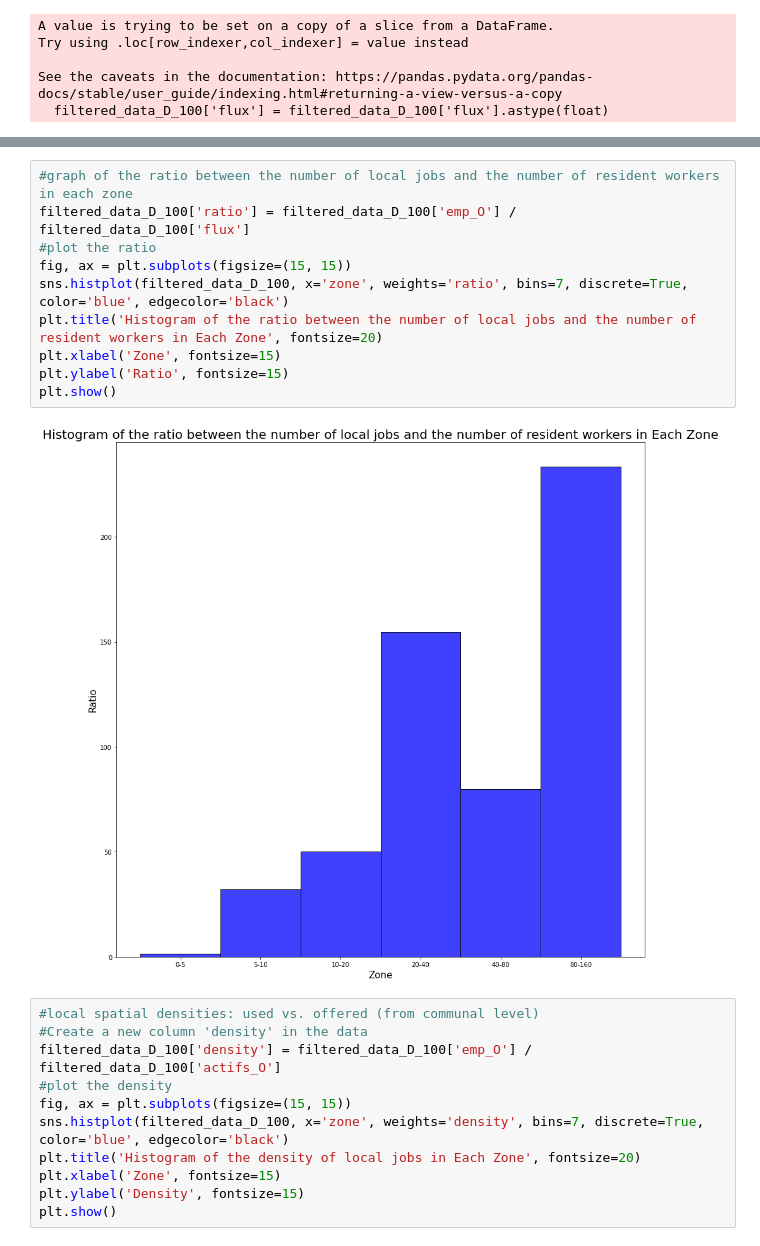
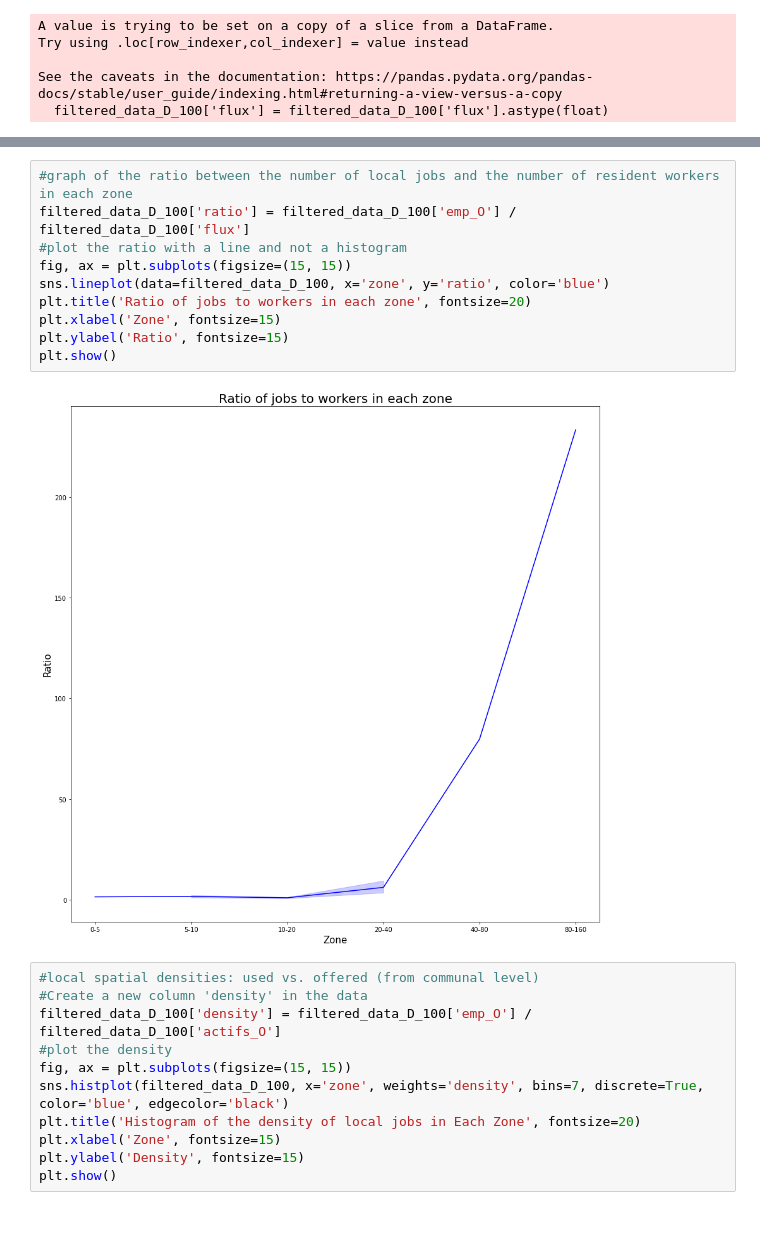
Before and after one commit to MaxelieG/SOMS, a Jupyter notebook: Histogram.ipynb, the cells around one changed output, grey strips where cells are left out. Drawn from its saved outputs; the diff is of its cells as text.

```diff
--- a/Histogram.ipynb
+++ b/Histogram.ipynb
@@ -398,15 +398,15 @@ plt.show()
 # %%
 #graph of the ratio between the number of local jobs and the number of resident workers in each zone
 filtered_data_D_100['ratio'] = filtered_data_D_100['emp_O'] / filtered_data_D_100['flux']
-#plot the ratio
+#plot the ratio with a line and not a histogram
 fig, ax = plt.subplots(figsize=(15, 15))
-sns.histplot(filtered_data_D_100, x='zone', weights='ratio', bins=7, discrete=True, color='blue', edgecolor='black')
-plt.title('Histogram of the ratio between the number of local jobs and the number of resident workers in Each Zone', fontsize=20)
+sns.lineplot(data=filtered_data_D_100, x='zone', y='ratio', color='blue')
+plt.title('Ratio of jobs to workers in each zone', fontsize=20)
 plt.xlabel('Zone', fontsize=15)
 plt.ylabel('Ratio', fontsize=15)
 plt.show()
 # %% [output]
-[figure, old version]
+[figure, new version]
 # %%
 #local spatial densities: used vs. offered (from communal level)
 #Create a new column 'density' in the data
```
Also changed, not shown: parts of 6 cells of this notebook.
